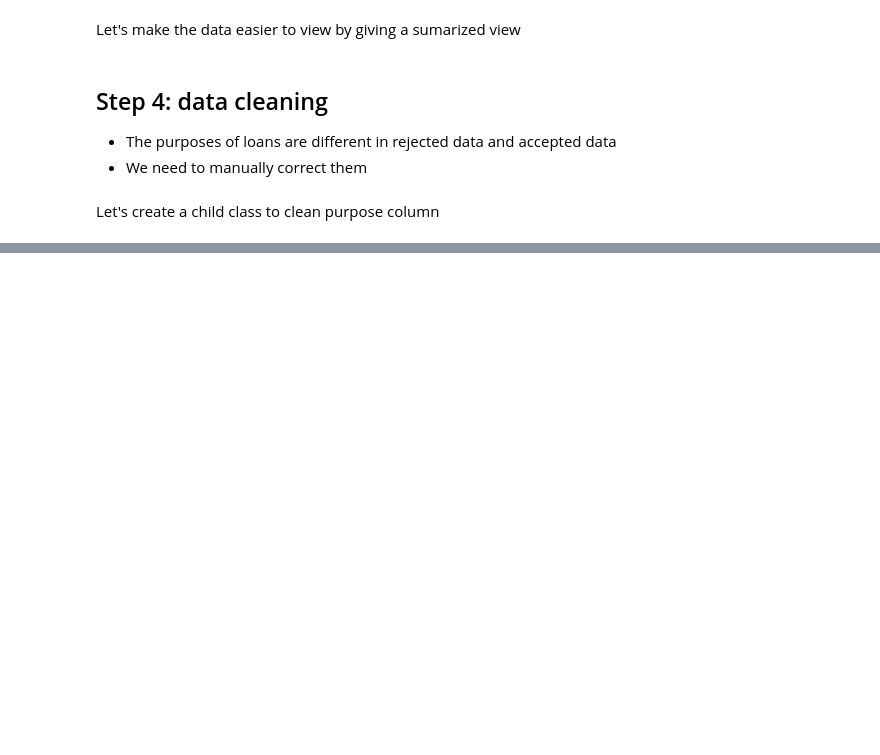
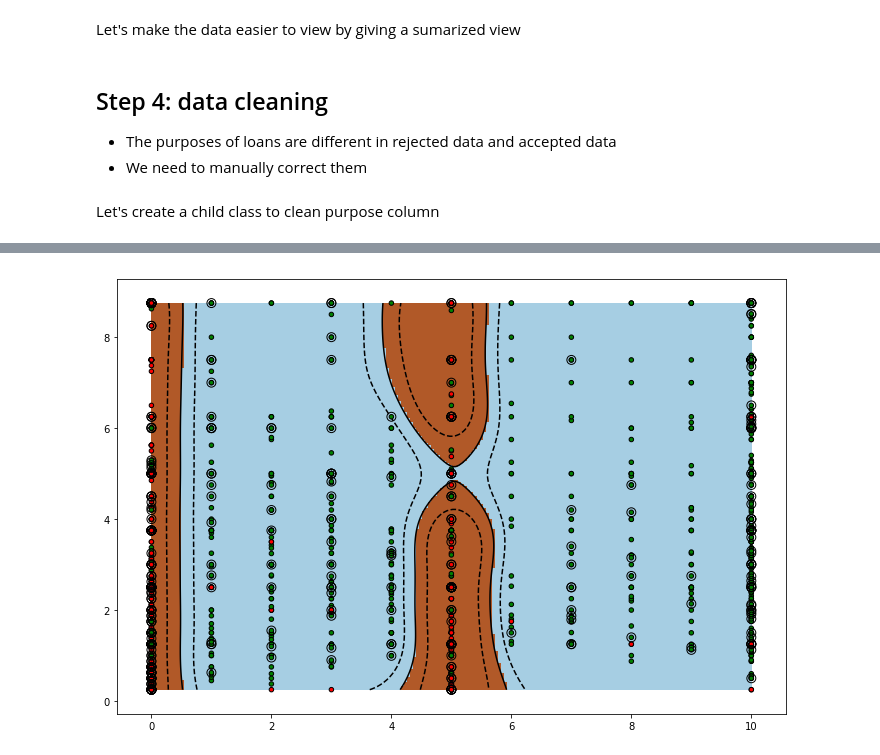
Before and after one commit to quietcricket/creditrisk, a Jupyter notebook: credit-risk.ipynb, the cells around one changed output, grey strips where cells are left out. Drawn from its saved outputs; the diff is of its cells as text; code cells hidden in the pictures; blank space fills up the shorter version.

```diff
--- a/credit-risk.ipynb
+++ b/credit-risk.ipynb
@@ -78,0 +233,84 @@ Let's create a child class to clean purpose column
+# %%
+from sklearn import svm
+
+
+emp_a = EmploymentExtractor('A', 'emp_length')
+amnt_a = NumberExtractor('A', 'loan_amnt')
+
+
+emp_r = EmploymentExtractor('R', 'emp_length')
+amnt_r = NumberExtractor('R', 'loan_amnt')
+
+
+# Preparing the data and groups for SVM
+# we are building something like this
+# data=  [apple, kale, banana, kale]
+# groups=[fruit, veg,  fruit,  veg]
+
+ae, aa = exclude_empty(emp_a.data, amnt_a.data)
+re, ra = exclude_empty(emp_r.data, amnt_r.data)
+
+groups = []
+data = []
+
+# alternate the data, 1 approved and 1 rejected
+for index in range(0, len(ae)):
+    data.append([ae[index], aa[index]/4000])
+    data.append([re[index], ra[index]/4000])
+    # set the group to green and red, and use it to indicate data in graph
+    groups.append('g')
+    groups.append('r')
+
+# convert list to np array
+data = np.array(data)
+colors = np.array(groups)
+
+# we take the first 80% entries as training data using list slicing method [start:end]
+training_sample_size = int(len(data)*0.8)
+
+training_data = data[:training_sample_size]
+training_groups = colors[:training_sample_size]
+test_data = data[training_sample_size:]
+test_groups = colors[training_sample_size:]
+
+# there are other kernels you can try, 'poly','linear'
+# try change max_iter to see the impact
+# clf means classifier
+clf = svm.SVC(kernel='rbf', max_iter=500)
+clf.fit(training_data, training_groups)
+
+plt.figure(0, figsize=(12, 8))
+
+plt.scatter(data[:, 0], data[:, 1], c=colors, zorder=10, cmap=plt.cm.Paired, edgecolor='k', s=20)
+
+# Circle out the test data
+plt.scatter(test_data[:, 0], test_data[:, 1], s=80, facecolors='none', zorder=10, edgecolor='k')
+
+
+# Some preparation of drawing the separation lines
+# Do not need to understand
+x_min = data[:, 0].min()
+x_max = data[:, 0].max()
+y_min = data[:, 1].min()
+y_max = data[:, 1].max()
+
+XX, YY = np.mgrid[x_min:x_max:200j, y_min:y_max:200j]
+
+Z = clf.decision_function(np.c_[XX.ravel(), YY.ravel()])
+
+# Put the result into a color plot
+Z = Z.reshape(XX.shape)
+plt.pcolormesh(XX, YY, Z > 0, cmap=plt.cm.Paired)
+plt.contour(XX, YY, Z, colors=['k', 'k', 'k'], linestyles=['--', '-', '--'], levels=[-.5, 0, .5])
+
+# Prediction with trained classifier
+predicted_result = clf.predict(test_data)
+
+
+correct_counter = 0
+for index, result in enumerate(predicted_result):
+    if result == test_groups[index]:
+        correct_counter += 1
+print('Accuracy {}%'.format(correct_counter*100.0/len(test_data)))
+plt.show()
+# %% [output]
@@ -78,0 +318 @@ Let's create a child class to clean purpose column
+[figure, added]
```
Also changed, not shown: parts of 17 cells of this notebook, 3 other files.
